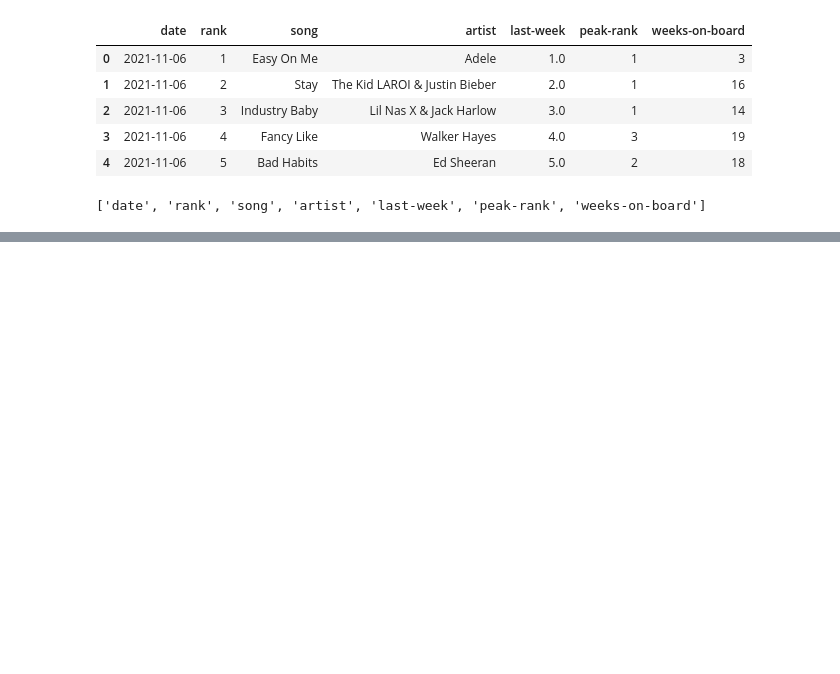
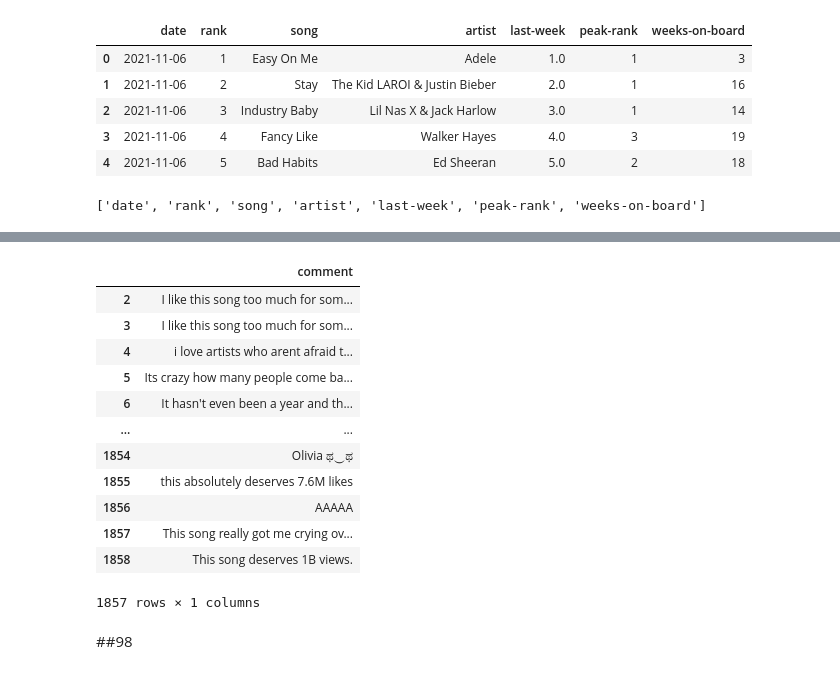
Before and after one commit to itsumiii/itsumiii, a Jupyter notebook: ItsumiNagakura_DASMA51_FinalProject.ipynb, the cells around one changed output, grey strips where cells are left out. Saved outputs shown, nothing was run; the diff lists cells and outputs as text; code cells hidden in the pictures; blank space fills up the shorter version.

```diff
--- a/ItsumiNagakura_DASMA51_FinalProject.ipynb
+++ b/ItsumiNagakura_DASMA51_FinalProject.ipynb
@@ -214,0 +157,7 @@ df.loc[(df['date'].dt.month==11)&(df['date'].dt.year==2021)]
+# %%
+#cleaning data
+
+#!!name all data of top song of each month as 'songname_1' !!!!!!
+Jan_1 = pd.read_csv("/content/gdrive/MyDrive/python files/final project/Drivers_License.csv")
+Jan_1.info()
+Jan_1.head()
@@ -214,0 +179,22 @@ df.loc[(df['date'].dt.month==11)&(df['date'].dt.year==2021)]
+# %%
+#drop first 2 rows bc they are part of the music video description not comments
+
+Jan_1_ = Jan_1.drop(labels=[0,1], axis=0)
+
+Jan_1_
+# %% [output]
+|  | comment |
+| 2 | I like this song too much for som... |
+| 3 | I like this song too much for som... |
+| 4 | i love artists who arent afraid t... |
+| 5 | Its crazy how many people come ba... |
+| 6 | It hasn't even been a year and th... |
+| ... | ... |
+| 1854 | Olivia ಥ‿ಥ |
+| 1855 | this absolutely deserves 7.6M likes |
+| 1856 | AAAAA |
+| 1857 | This song really got me crying ov... |
+| 1858 | This song deserves 1B views. |
+1857 rows × 1 columns
+# %% [markdown]
+##98
```
Also changed, not shown: parts of 129 cells of this notebook.
